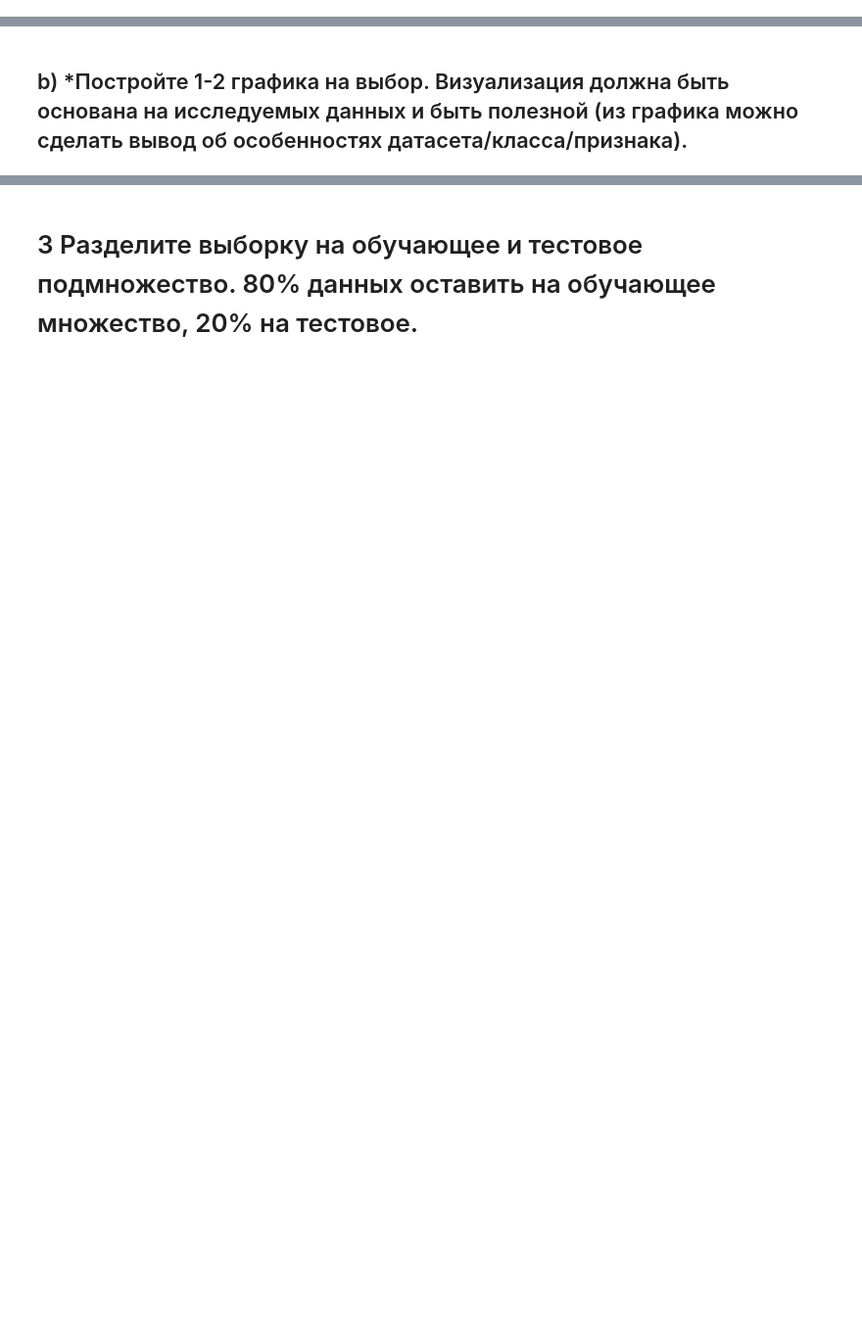
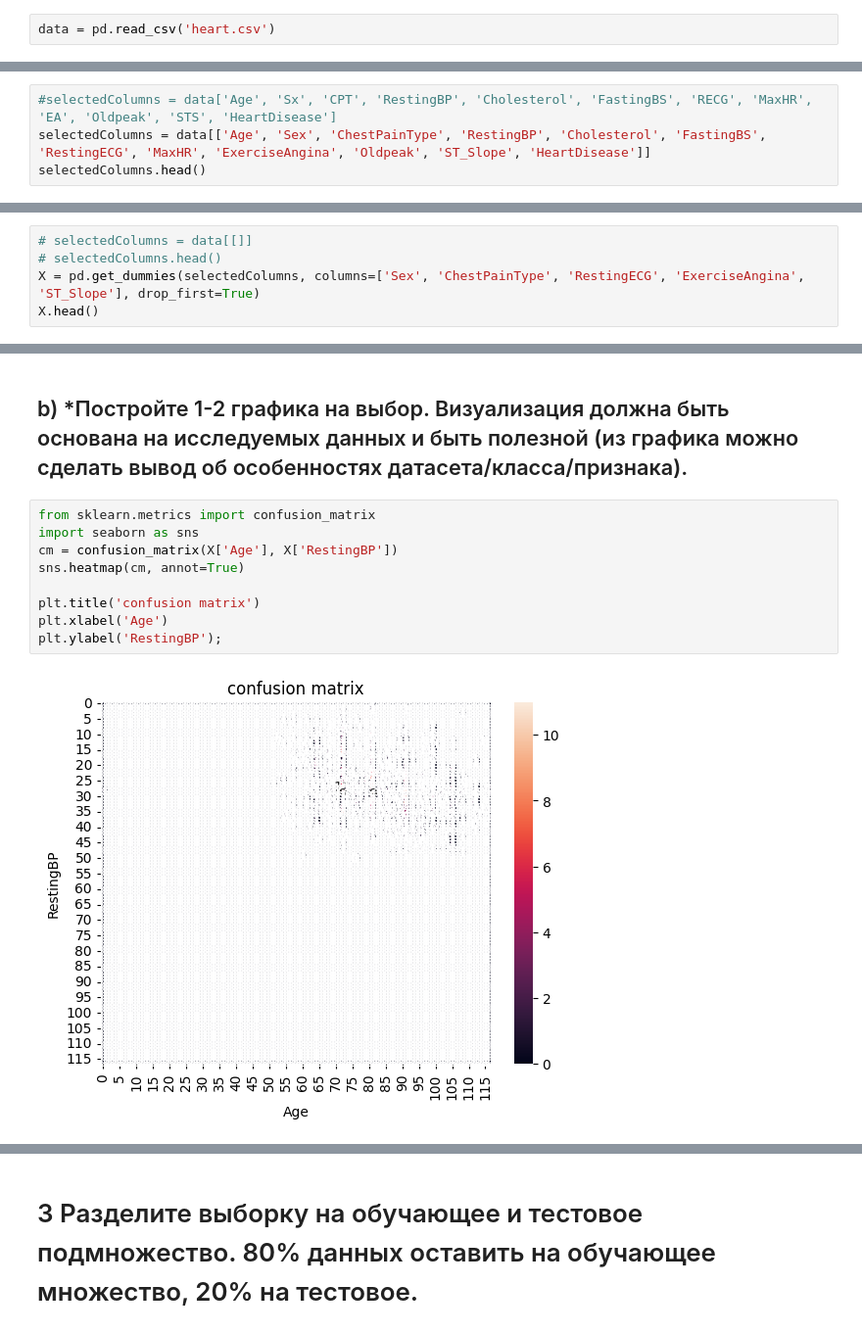
Before and after one commit to AIhexNICK-MAIL-RU/ML-projects-new, a Jupyter notebook: Net_ml_hw8.ipynb, the cells around one changed output, grey strips where cells are left out. Shown at 98% size. Saved outputs shown, nothing was run; the diff lists cells and outputs as text; blank space fills up the shorter version.

```diff
--- a/Net_ml_hw8.ipynb
+++ b/Net_ml_hw8.ipynb
@@ -12,0 +23,2 @@
+# %%
+data = pd.read_csv('heart.csv')
@@ -16,0 +180,4 @@
+# %%
+#selectedColumns = data['Age', 'Sx', 'CPT', 'RestingBP', 'Cholesterol', 'FastingBS', 'RECG', 'MaxHR', 'EA', 'Oldpeak', 'STS', 'HeartDisease']
+selectedColumns = data[['Age', 'Sex', 'ChestPainType', 'RestingBP', 'Cholesterol', 'FastingBS', 'RestingECG', 'MaxHR', 'ExerciseAngina', 'Oldpeak', 'ST_Slope', 'HeartDisease']]
+selectedColumns.head()
@@ -16,0 +191,5 @@
+# %%
+# selectedColumns = data[[]]
+# selectedColumns.head()
+X = pd.get_dummies(selectedColumns, columns=['Sex', 'ChestPainType', 'RestingECG', 'ExerciseAngina', 'ST_Slope'], drop_first=True)
+X.head()
@@ -17,2 +208,13 @@
 # %% [markdown]
 ## b) *Постройте 1-2 графика на выбор. Визуализация должна быть основана на исследуемых данных и быть полезной (из графика можно сделать вывод об особенностях датасета/класса/признака).
+# %%
+from sklearn.metrics import confusion_matrix
+import seaborn as sns
+cm = confusion_matrix(X['Age'], X['RestingBP'])
+sns.heatmap(cm, annot=True)
+
+plt.title('confusion matrix')
+plt.xlabel('Age')
+plt.ylabel('RestingBP');
+# %% [output]
+[figure, added]
```
Also changed, not shown: parts of 65 cells of this notebook.
